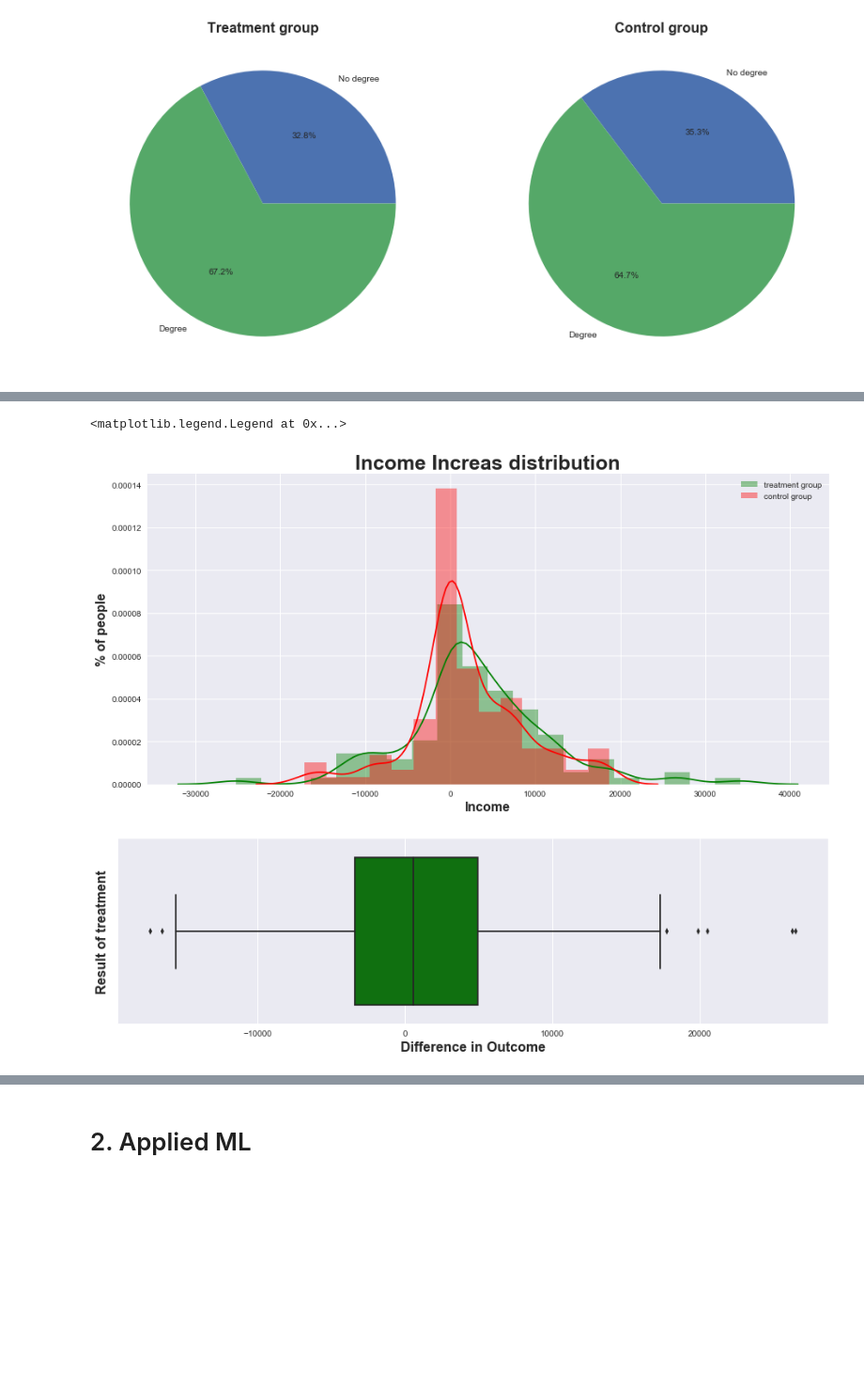
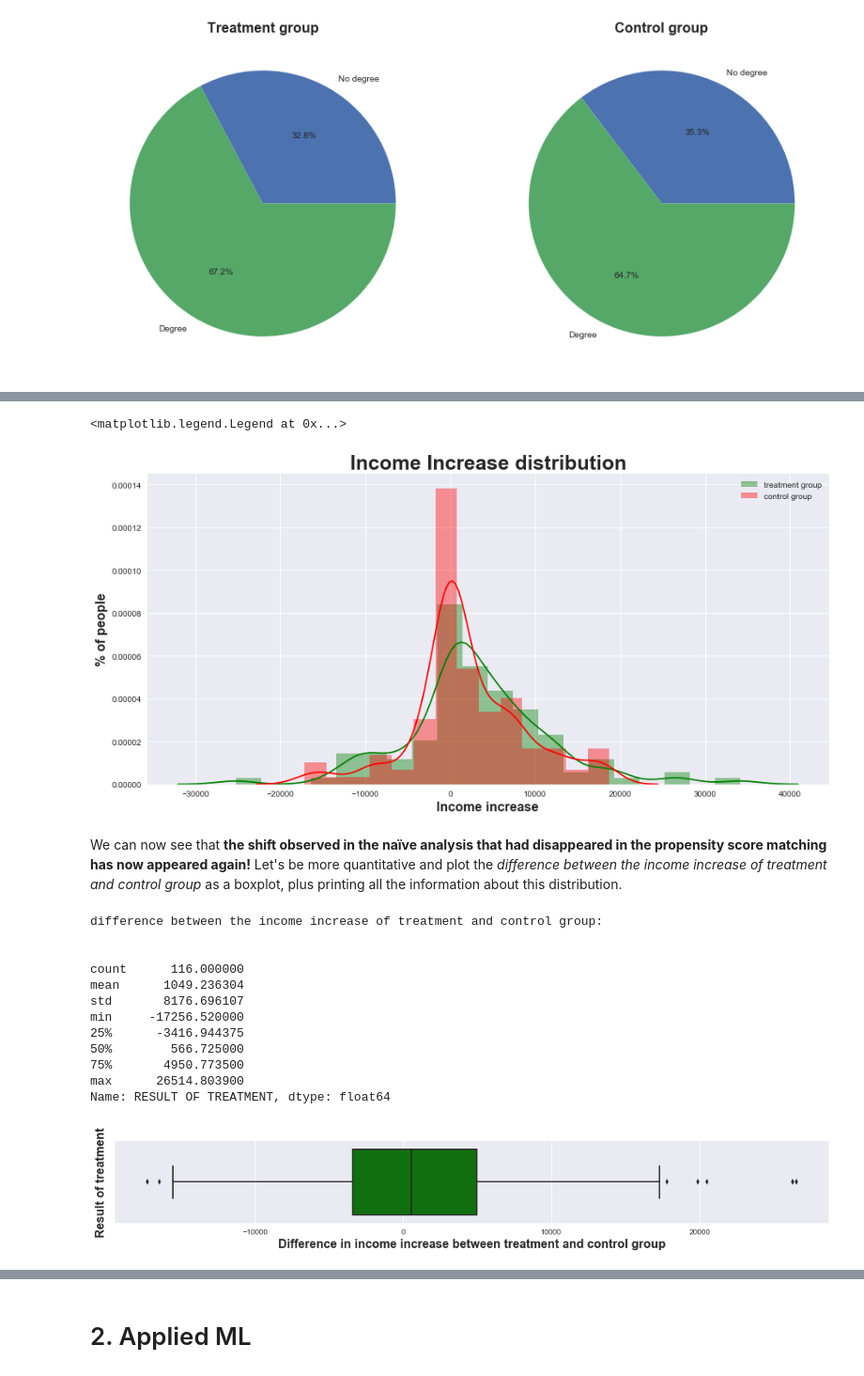
Before and after one commit to LucaZampieri/ADA_homework_LMX, a Jupyter notebook: 04 - Applied ML/H4_Q1.ipynb, the cells around one changed output, grey strips where cells are left out. Shown at 94% size. Drawn from its saved outputs; the diff is of its cells as text; code cells hidden in the pictures; blank space fills up the shorter version.

```diff
--- a/04 - Applied ML/H4_Q1.ipynb
+++ b/04 - Applied ML/H4_Q1.ipynb
@@ -364,28 +366,29 @@ def match(treat_df, control_df):
     prop1 = treat_df['propensity score']
     prop0 = control_df['propensity score']
 
-    # building the matrix of costs of the arches of the bipartite graph
+    # BUILDING THE COST MATRIX OF THE BIPARTITE GRAPH
     cost = np.array([np.abs(p-prop0) for p in prop1])
 
-    # With this simple command we find the desired matches!
-    row_ind, col_ind = linear_sum_assignment(cost)
+    # SOLVING THE LINEAR ASSIGNMENT PROBLEM AND OBTAIN THE DESIRED MATCHES!
+    treat_ind, control_ind = linear_sum_assignment(cost)
 
     # we extract the matched people from treatment and control group
-    matched_treat_df = treat_df.loc[row_ind]
-    matched_control_df = control_df.loc[col_ind]
+    matched_treat_df = treat_df.loc[treat_ind]
+    matched_control_df = control_df.loc[control_ind]
     # we add a new feature to the treatment: the ID of the matched person in the control group
-    matched_treat_df['matched control ID']=col_ind
+    matched_treat_df['matched control ID']=control_ind
     # we merge the dataframe, to have the data of the matched people on the same row!
-    merged_df = pd.merge(matched_treat_df, matched_control_df,left_on='matched control ID', right_index=True)
+    merged_df = pd.merge(matched_treat_df, matched_control_df,left_on='matched control ID', right_index=True,\
+                        suffixes=('_treatment', '_control'))
 
     # we creae the new feature 'RESULTS OF TREATMENT'
-    merged_df['RESULT OF TREATMENT']=(merged_df.re78_x-merged_df.re74_x)-\
-                                     (merged_df.re78_y-merged_df.re74_y)
+    merged_df['RESULT OF TREATMENT']=(merged_df.re78_treatment-merged_df.re74_treatment)-\
+                                     (merged_df.re78_control-merged_df.re74_control)
     # we create the concatenated dataframe with the matched control and treatment group
     concat_df = pd.concat([matched_treat_df, matched_control_df])
 
     return matched_treat_df,matched_control_df, merged_df, concat_df
 
-
+### LET'S MATCH
 new_treat_df, new_control_df, matched_df, new_df = match(treat_df, control_df)
 # %% [markdown]
@@ -472,17 +519,33 @@ income_increase_control = newnew_control_df.re78-newnew_control_df.re74
 f, ax = plt.subplots(figsize=(15,7))
 sns.distplot(income_increase_treated, kde=True, color="g", ax = ax, label = 'treatment group')
 ax.set_ylabel('% of people', fontsize=16).set_weight('bold')
-ax.set_xlabel('Income', fontsize=16).set_weight('bold')
+ax.set_xlabel('Income increase', fontsize=16).set_weight('bold')
 sns.distplot(income_increase_control, kde=True, color="r", ax = ax, label = 'control group')
-plt.title("Income Increas distribution", fontsize=25).set_weight('bold')
+plt.title("Income Increase distribution", fontsize=25).set_weight('bold')
 ax.legend()
 # %% [output]
 <matplotlib.legend.Legend at 0x...>
-[figure, old version]
+[figure, new version]
+# %% [markdown]
+We can now see that **the shift observed in the naïve analysis that had disappeared in the propensity score matching has now appeared again!** Let's be more quantitative and plot the _difference between the income increase of treatment and control group_ as a boxplot, plus printing all the information about this distribution.
 # %%
-plt.figure(figsize=(15,4))
+print('\n\ndifference between the income increase of treatment and control group:\n\n')
+print(merged_df['RESULT OF TREATMENT'].describe())
+plt.figure(figsize=(17,2))
 ax1 = sns.boxplot(merged_df['RESULT OF TREATMENT'], color="g")
 ax1.set_ylabel('Result of treatment', fontsize=16).set_weight('bold')
-ax1.set_xlabel('Difference in Outcome', fontsize=16).set_weight('bold')
+ax1.set_xlabel('Difference in income increase between treatment and control group', fontsize=16).set_weight('bold')
 # %% [output]
+difference between the income increase of treatment and control group:
+
+
+count      116.000000
+mean      1049.236304
+std       8176.696107
+min     -17256.520000
+25%      -3416.944375
+50%        566.725000
+75%       4950.773500
+max      26514.803900
+Name: RESULT OF TREATMENT, dtype: float64
-[figure, old version]
+[figure, new version]
```
Also changed, not shown: parts of 32 cells of this notebook.
